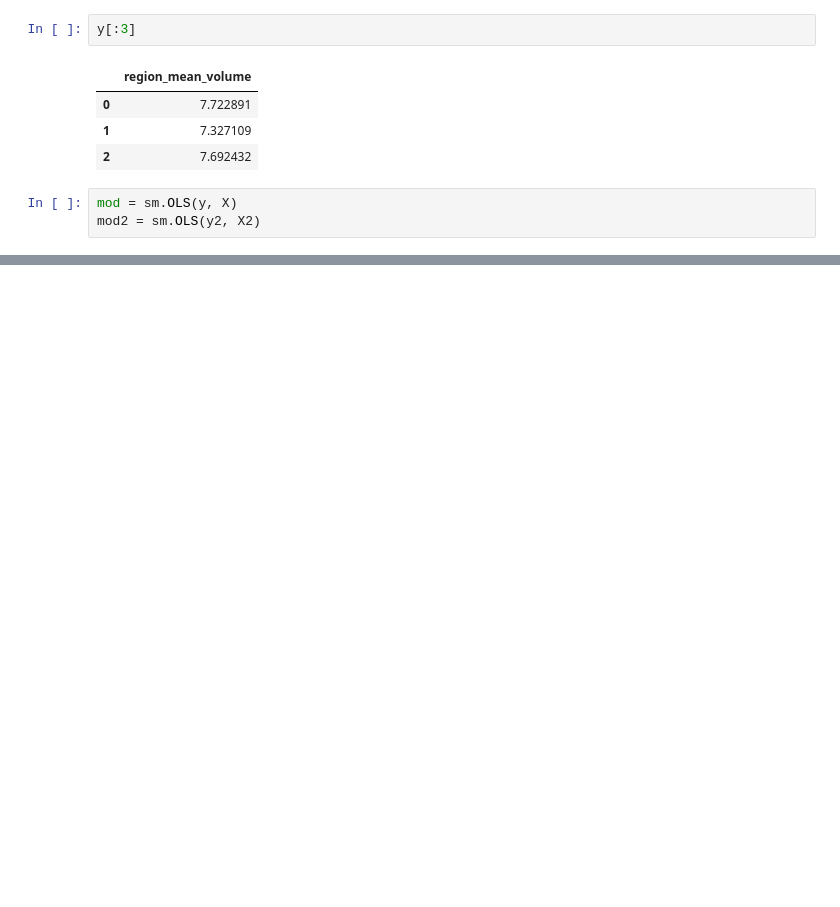
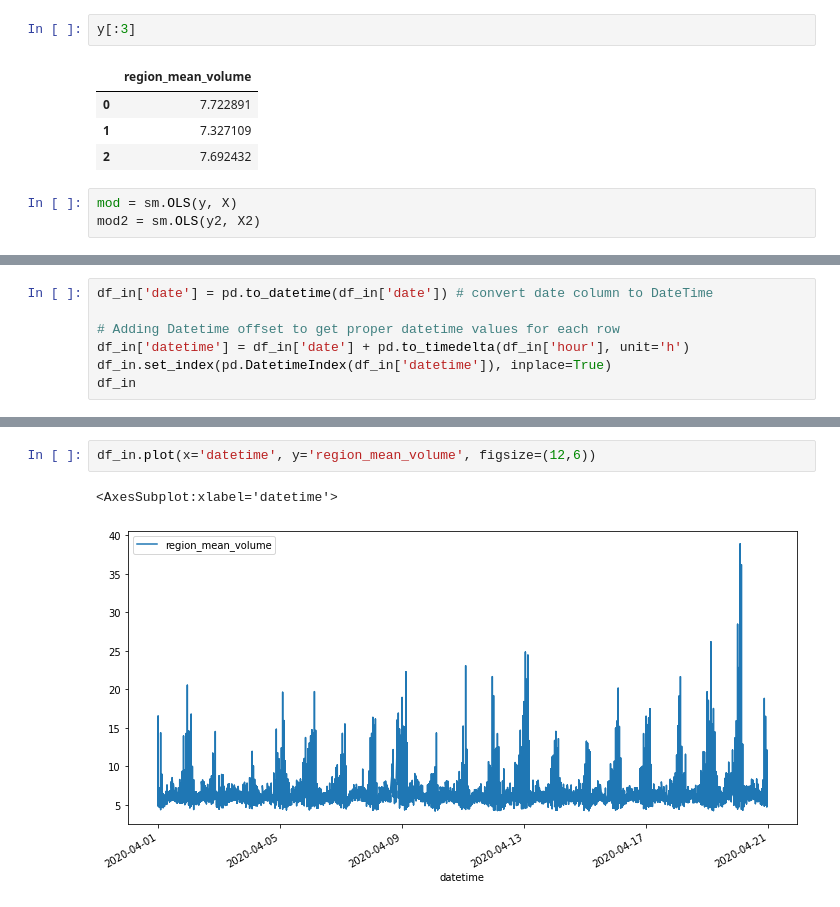
Before and after one commit to D3auuvc/ut-its-project, a Jupyter notebook: Plotting_from_csv.ipynb, the cells around one changed output, grey strips where cells are left out. Cells and saved outputs as stored; diff of their text form; blank space fills up the shorter version.

```diff
--- a/Plotting_from_csv.ipynb
+++ b/Plotting_from_csv.ipynb
@@ -212,0 +225,7 @@ strong multicollinearity problems or that the design matrix is singular.
+# %%
+df_in['date'] = pd.to_datetime(df_in['date']) # convert date column to DateTime
+
+# Adding Datetime offset to get proper datetime values for each row
+df_in['datetime'] = df_in['date'] + pd.to_timedelta(df_in['hour'], unit='h')
+df_in.set_index(pd.DatetimeIndex(df_in['datetime']), inplace=True)
+df_in
@@ -212,0 +269,5 @@ strong multicollinearity problems or that the design matrix is singular.
+# %%
+df_in.plot(x='datetime', y='region_mean_volume', figsize=(12,6))
+# %% [output]
+<AxesSubplot:xlabel='datetime'>
+[figure, added]
```
Also changed, not shown: parts of 14 cells of this notebook, 1 other file.
